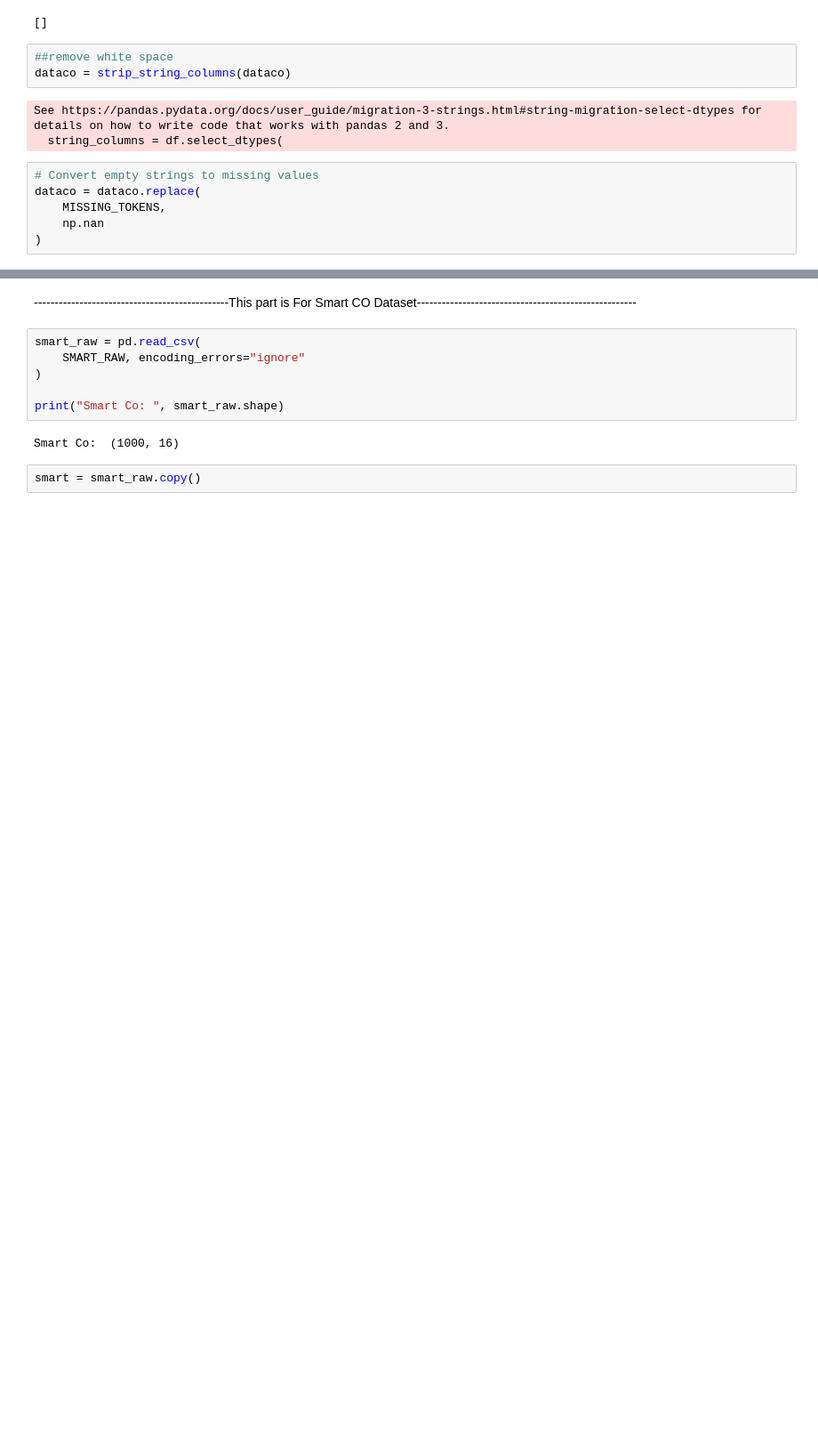
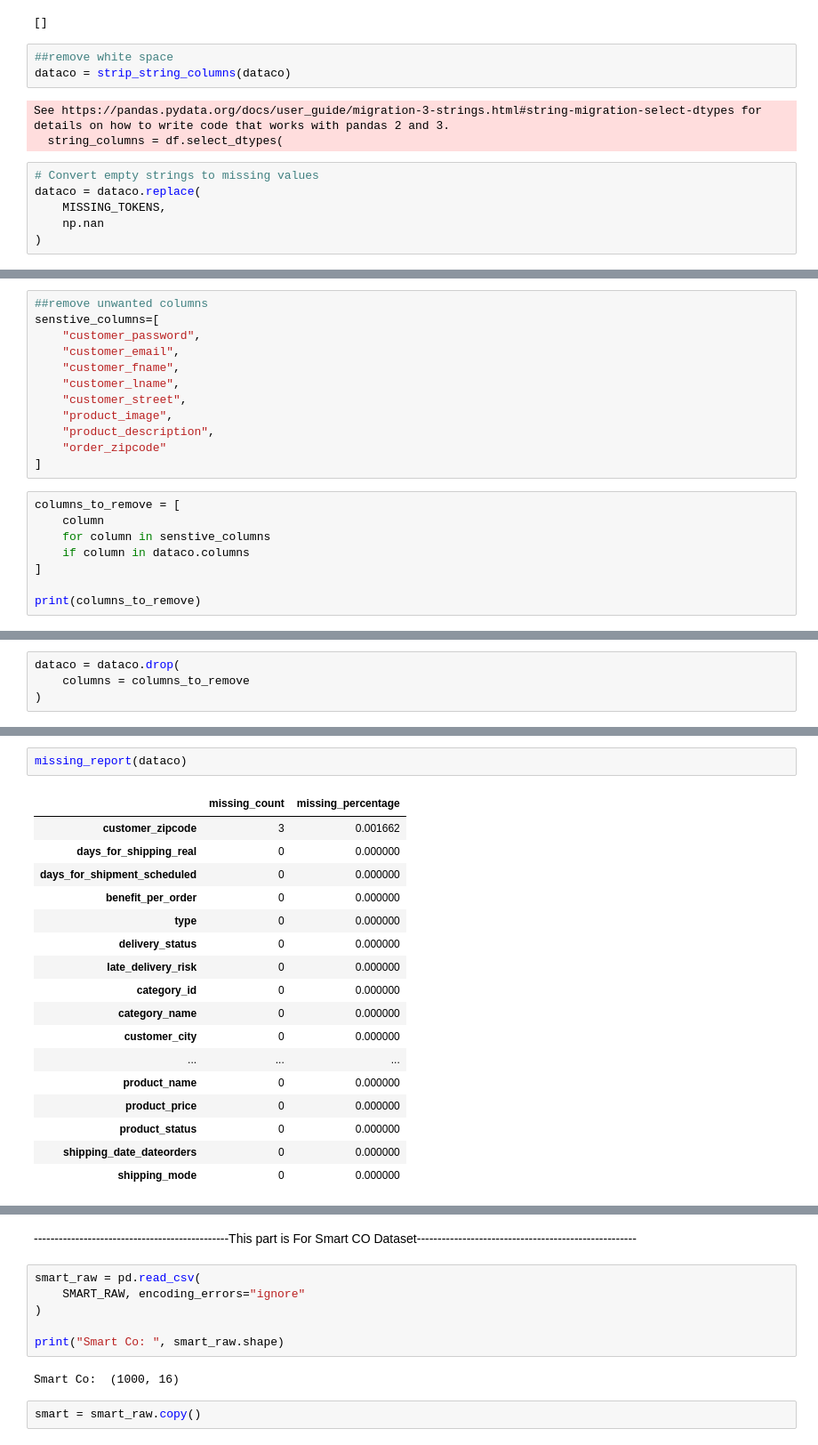
Before and after one commit to anuj22045/cargopulse-ai, a Jupyter notebook: backend/notebooks/02_data_cleaning.ipynb, the cells around one changed output, grey strips where cells are left out. Shown at 89% size. Saved outputs shown, nothing was run; the diff lists cells and outputs as text; blank space fills up the shorter version.

```diff
--- a/backend/notebooks/02_data_cleaning.ipynb
+++ b/backend/notebooks/02_data_cleaning.ipynb
@@ -103,0 +322,20 @@ dataco = dataco.replace(
+# %%
+##remove unwanted columns
+senstive_columns=[
+    "customer_password",
+    "customer_email",
+    "customer_fname",
+    "customer_lname",
+    "customer_street",
+    "product_image",
+    "product_description",
+    "order_zipcode"
+]
+# %%
+columns_to_remove = [
+    column
+    for column in senstive_columns
+    if column in dataco.columns
+]
+
+print(columns_to_remove)
@@ -103,0 +344,4 @@ dataco = dataco.replace(
+# %%
+dataco = dataco.drop(
+    columns = columns_to_remove
+)
@@ -103,0 +408,20 @@ dataco = dataco.replace(
+# %%
+missing_report(dataco)
+# %% [output]
+|  | missing_count | missing_percentage |
+| customer_zipcode | 3 | 0.001662 |
+| days_for_shipping_real | 0 | 0.000000 |
+| days_for_shipment_scheduled | 0 | 0.000000 |
+| benefit_per_order | 0 | 0.000000 |
+| type | 0 | 0.000000 |
+| delivery_status | 0 | 0.000000 |
+| late_delivery_risk | 0 | 0.000000 |
+| category_id | 0 | 0.000000 |
+| category_name | 0 | 0.000000 |
+| customer_city | 0 | 0.000000 |
+| ... | ... | ... |
+| product_name | 0 | 0.000000 |
+| product_price | 0 | 0.000000 |
+| product_status | 0 | 0.000000 |
+| shipping_date_dateorders | 0 | 0.000000 |
+| shipping_mode | 0 | 0.000000 |
```
Also changed, not shown: parts of 70 cells of this notebook, 2 other files.
